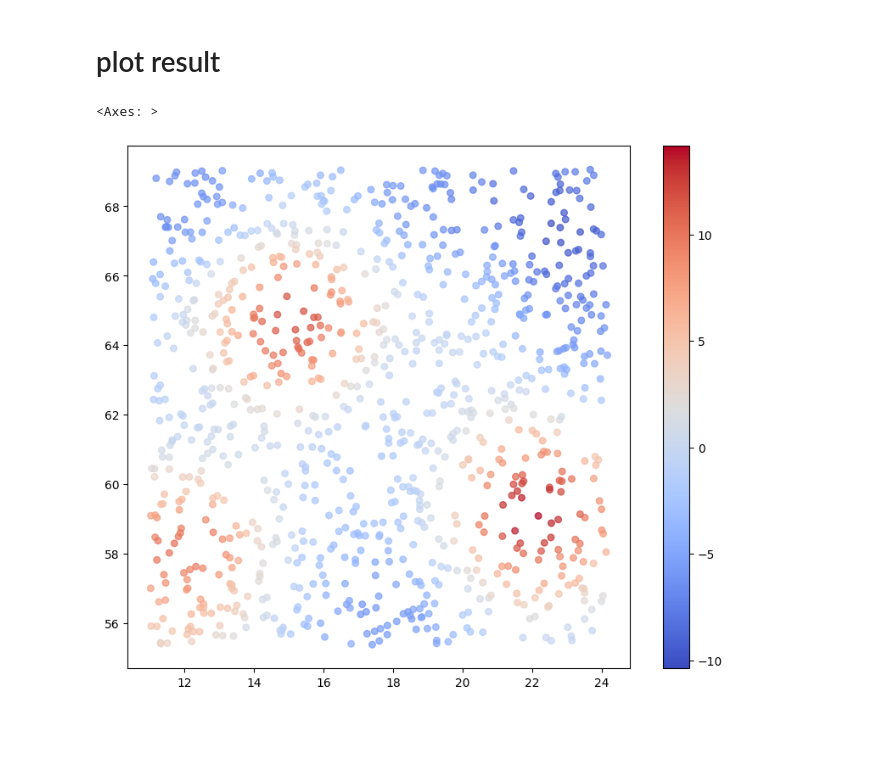
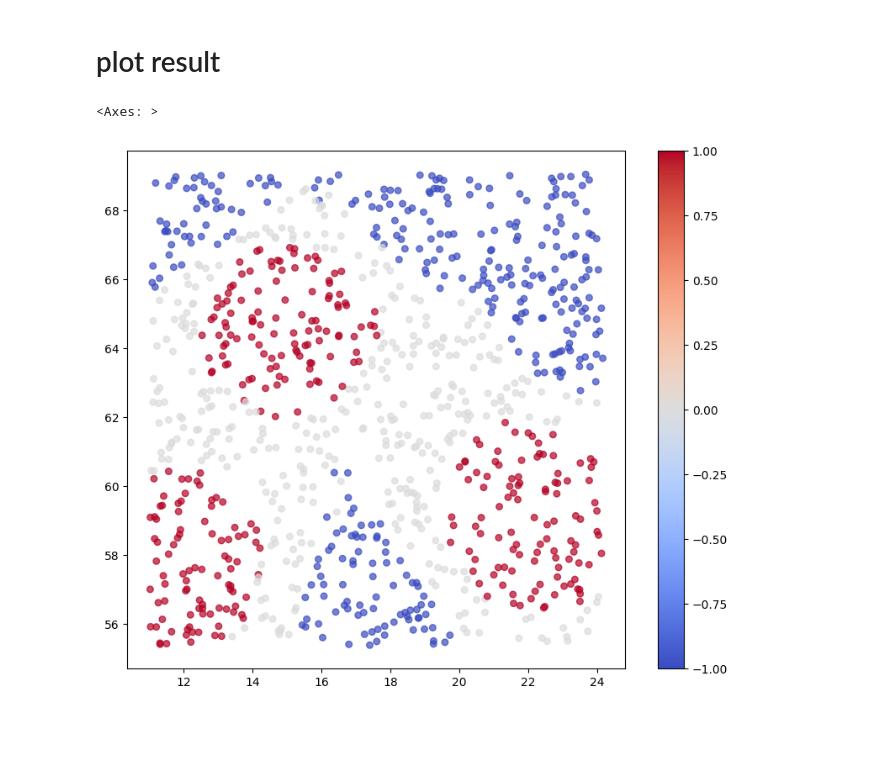
Before and after one commit to Imbruced/apache-sedona-book, a Jupyter notebook: book/chapter7/HotSpotAnalysis.ipynb, the cells around one changed output. Cells and saved outputs as stored; diff of their text form; code cells hidden in the pictures.

```diff
--- a/book/chapter7/HotSpotAnalysis.ipynb
+++ b/book/chapter7/HotSpotAnalysis.ipynb
@@ -84,7 +84,9 @@ hotspot_gdf = gpd.GeoDataFrame.from_arrow(dataframe_to_arrow(gi_df))
+# %%
+hotspot_gdf["type"] = hotspot_gdf["Z"].apply(lambda x: 1 if x > 2.48 else -1 if x < -2.48 else 0)
 # %%
-hotspot_gdf.plot(column='Z', cmap='coolwarm', figsize=(10,8), legend=True, marker='o', markersize=30, alpha=0.7)
+hotspot_gdf.plot(column='type', cmap='coolwarm', figsize=(10,8), legend=True, marker='o', markersize=30, alpha=0.7)
 # %% [output]
 <Axes: >
-[figure, old version]
+[figure, new version]
 # %% [markdown]
 ###
```
Also changed, not shown: parts of 4 cells of this notebook, 25 other files.
